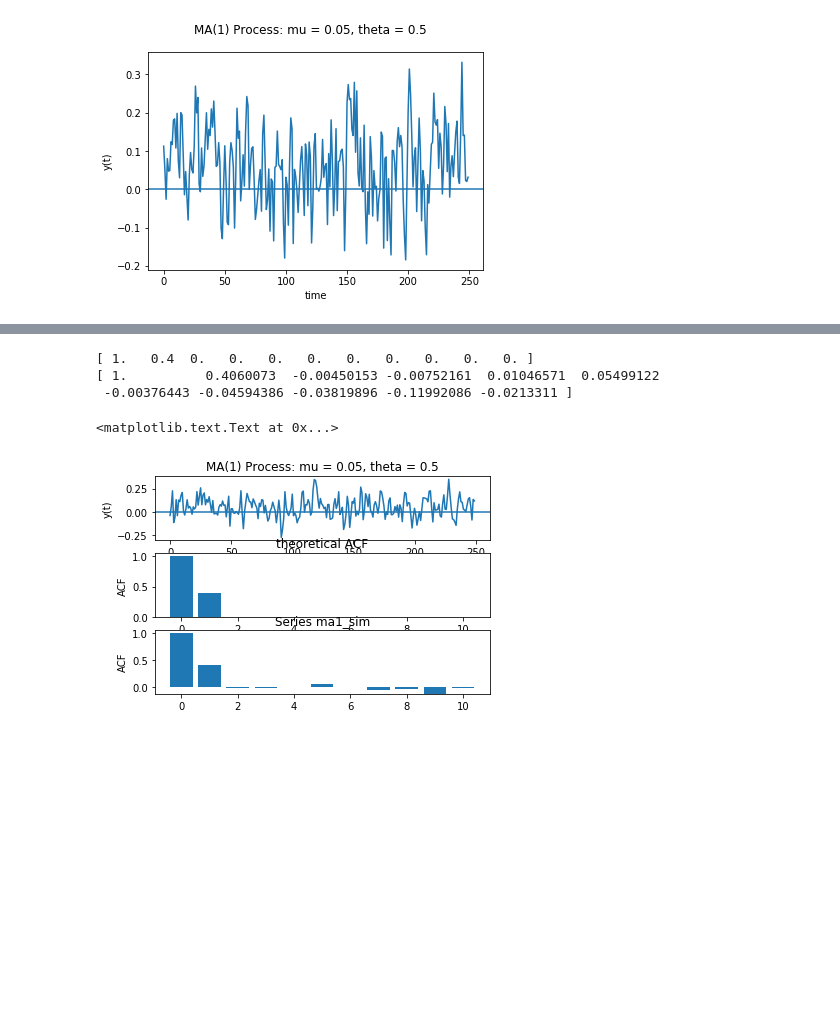
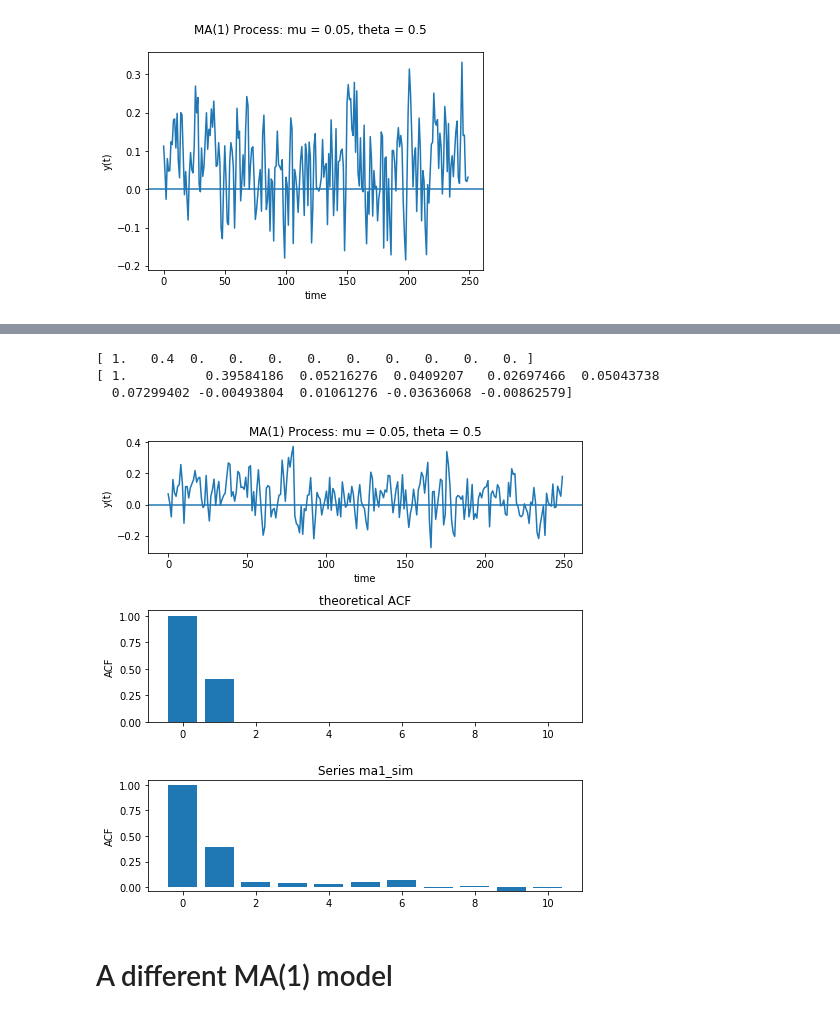
Before and after one commit to ymlai87416/PythonPlayground, a Jupyter notebook: Python notebook/Lab+4+Simulating+time+series+data.ipynb, the cells around one changed output, grey strips where cells are left out. Cells and saved outputs as stored; diff of their text form; code cells hidden in the pictures; blank space fills up the shorter version.

```diff
--- a/Python notebook/Lab+4+Simulating+time+series+data.ipynb
+++ b/Python notebook/Lab+4+Simulating+time+series+data.ipynb
@@ -27,35 +36,36 @@ fig.suptitle("MA(1) Process: mu = 0.05, theta = 0.5")
 ma1_sim =arma_generate_sample(ar=[1], ma=[1, 0.5], nsample=250, sigma =0.1)+0.05
 
 # Generate the theoretical ACF with upto lag 10
 acf_ma1_model = arma_acf([1], [1, 0.5], nobs=11)
 print(acf_ma1_model)
 
 # Split plotting window in three rows
 #par(mfrow = c(3, 1))
-fig, ((ax1, ax2, ax3) ) = plt.subplots(nrows=3, ncols=1)
+fig, ((ax1, ax2, ax3) ) = plt.subplots(nrows=3, ncols=1, figsize=(7,7))
 
 # First plot: The simulated observations
 ax1.plot(ma1_sim)
 ax1.axhline(y=0)
 ax1.set_xlabel('time')
 ax1.set_ylabel('y(t)')
 ax1.set_title("MA(1) Process: mu = 0.05, theta = 0.5")
 
 # Second plot: Theoretical ACF
 ax2.bar(range(11), acf_ma1_model)
 ax2.set_ylabel('ACF')
 ax2.set_title("theoretical ACF")
 
 # Third plot: Sample ACF
 # Assign to tmp the Sample ACF
 tmp = sm.tsa.stattools.acf(ma1_sim, nlags=10)
 print(tmp)
 ax3.bar(range(11), tmp)
 ax3.set_ylabel('ACF')
 ax3.set_title("Series ma1_sim")
+
+fig.tight_layout()
 # %% [output]
 [ 1.   0.4  0.   0.   0.   0.   0.   0.   0.   0.   0. ]
-[ 1.          0.4060073  -0.00450153 -0.00752161  0.01046571  0.05499122
- -0.00376443 -0.04594386 -0.03819896 -0.11992086 -0.0213311 ]
+[ 1.          0.39584186  0.05216276  0.0409207   0.02697466  0.05043738
+  0.07299402 -0.00493804  0.01061276 -0.03636068 -0.00862579]
-<matplotlib.text.Text at 0x...>
-[figure, old version]
+[figure, new version]
@@ -64,3 +72,5 @@ ax3.set_title("Series ma1_sim")
+# %% [markdown]
+# A different MA(1) model
 # %%
 ma1_sim = arma_generate_sample(ar=[1], ma=[1, 0.9], nsample=250, sigma =0.1)+0.05
 
```
Also changed, not shown: parts of 7 cells of this notebook.
